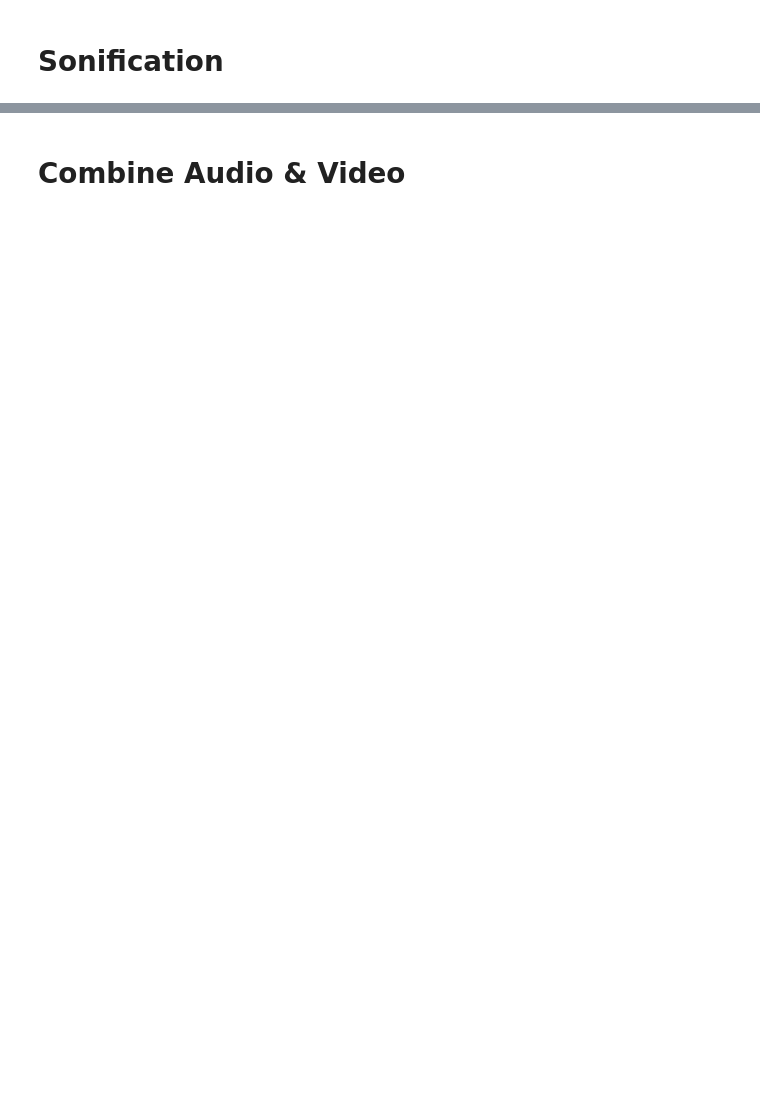
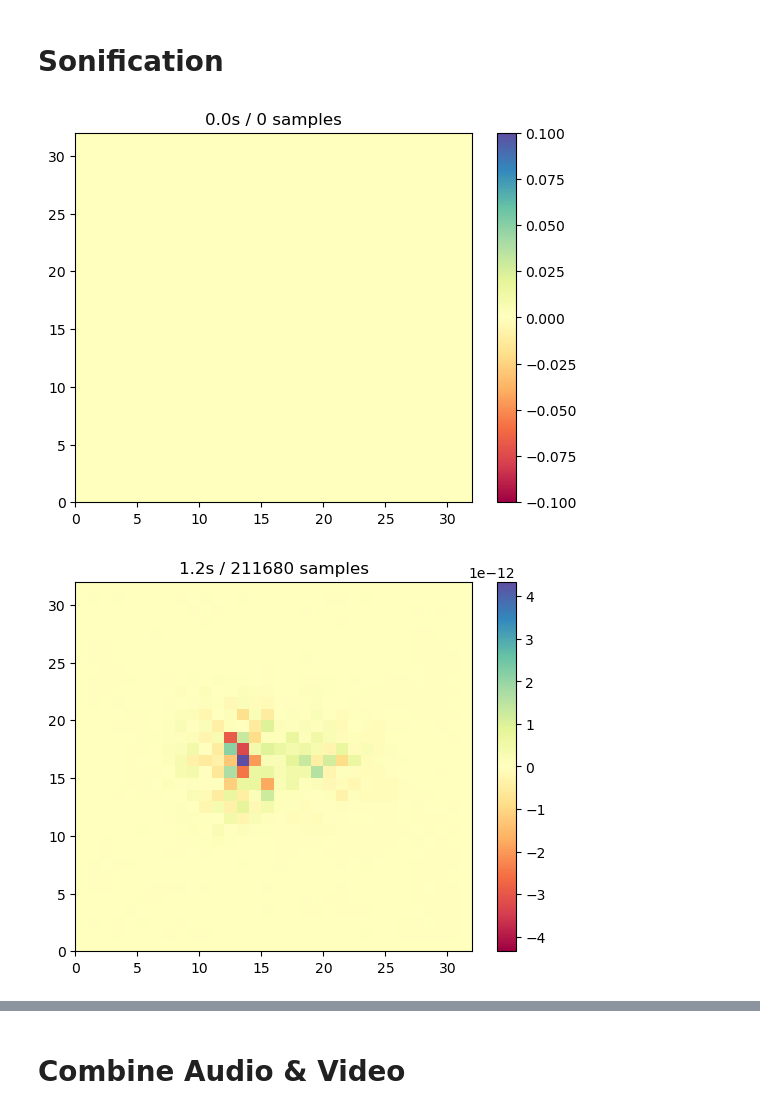
Before and after one commit to jannosch/qsynthi_prototyping, a Jupyter notebook: physical_modelling_2_transverse.ipynb, the cells around one changed output, grey strips where cells are left out. Cells and saved outputs as stored; diff of their text form; code cells hidden in the pictures; blank space fills up the shorter version.

```diff
--- a/physical_modelling_2_transverse.ipynb
+++ b/physical_modelling_2_transverse.ipynb
@@ -79,20 +84,24 @@ print(f'video saved as {video_filename}')
 # %%
 average_listening = lambda array: np.average(array)
 point_listening = lambda array: array[20, 60]
+
+scaling_none = lambda deflections, data: deflections
+scaling_data = lambda deflections, data: deflections * np.abs(data)
 # %%
 sample_rate = 4 * 44100 # 176000
 
 listening = average_listening
-excitement_point = np.array([64, 28 + 64])
+scaling = scaling_data
+excitement_point = np.array([64, 28])
 
-dampening_per_second = 1 - 1e-3
+dampening_per_second = 0.9 # 1 - 1e-3
 spring_strength = sample_rate * 600
-min_mass = 0.01 #0.00125
-max_mass = 1 #3.2
+min_mass = 1 # 0.01 #0.00125
+max_mass = 0.01 # 1 #3.2
 
 spatial_step = 4
 
-sonification_duration = 3
+sonification_duration = duration
 
 sonification_duration = np.min([duration, sonification_duration]).astype(int)
 dampening_per_sample = 1 - pow(1 - dampening_per_second, 1 / sample_rate)
@@ -104,7 +113,7 @@ deflections = np.zeros((m, m))
 speeds = np.zeros((m, m), dtype=np.float64)
 forces = np.zeros((m, m), dtype=np.float64)
 
-speeds[tuple(excitement_point)] = 1
+# speeds[tuple(excitement_point)] = 1
 
 masses = np.empty((m, m))
 data = frames[0, ::spatial_step, ::spatial_step]
@@ -118,8 +127,8 @@ for sample in range(num_simulated_steps):
     simulation_index = int(sample / sample_rate * sim_fps)
     last_data = data
     #data = get_interpolated(frames, [sample / sample_rate * fps])
-    #data = frames[simulation_index, ::spatial_step, ::spatial_step]
-    data = frames[0, ::spatial_step, ::spatial_step] # just first frame
+    data = frames[simulation_index, ::spatial_step, ::spatial_step]
+    #data = frames[0, ::spatial_step, ::spatial_step] # just first frame
     #data = frames[int(2.4 * sim_fps), ::spatial_step, ::spatial_step] # second 2.4 after first gothrough
     #data = 1 * np.ones((m, m)) # static plate
 
@@ -136,34 +145,39 @@ for sample in range(num_simulated_steps):
 
     # Fixed points
     #forces[::n-1, ::n-1] = 0 # fixed corners
     forces[::m-1, :] = 0 # fixed top & bottom
     forces[:, ::m-1] = 0 # fixed sides
 
     '''
     # Springs compact
     forces[1:-1, 1:-1] = spring_amount * (deflections[:-2, 1:-1] + deflections[2:, 1:-1] +
                           deflections[1:-1, :-2] + deflections[1:-1, 2:] -
                           4 * deflections[1:-1, 1:-1])
     '''
 
     # Add noise
     # TODO: As force or directly at speeds?
     # Forces seems to be better
-    forces[1:-1, 1:-1] += np.abs(np.abs(last_data) - np.abs(data))[1:-1, 1:-1] * (2 * np.random.random((m-2, m-2)) - 1)
+    difference = np.abs(data) - np.abs(last_data)
+    # forces[1:-1, 1:-1] += np.where(difference > 0, difference, 0)[1:-1, 1:-1] * (2 * np.random.random((m-2, m-2)) - 1)
+    forces[1:-1, 1:-1] += np.abs(difference)[1:-1, 1:-1] * (2 * np.random.random((m-2, m-2)) - 1)
 
     # Update speeds with forces, apply dampening
     speeds += forces / masses / sample_rate
     speeds *= 1 - dampening_per_sample #/ masses
 
     deflections += speeds / sample_rate
 
-    audio[sample] = listening(deflections * np.abs(data))
+    audio[sample] = listening(scaling(deflections, data))
 
     #'''
     if sample % (sample_rate * sonification_duration // 5) == 0:
-        scale = np.max(np.abs(deflections * np.abs(data)))
-        plt.pcolormesh(deflections * np.abs(data), vmin=-scale, vmax=scale, cmap='Spectral')
+        scale = np.max(np.abs(scaling(deflections, data)))
+        plt.pcolormesh(scaling(deflections, data), vmin=-scale, vmax=scale, cmap='Spectral')
         plt.colorbar()
         plt.title(f"{round(sample/sample_rate, 2) }s / {sample} samples")
         plt.show()
     #'''
+# %% [output]
+[figure, added]
+[figure, added]
```
Also changed, not shown: parts of 6 cells of this notebook, 9 other files.
